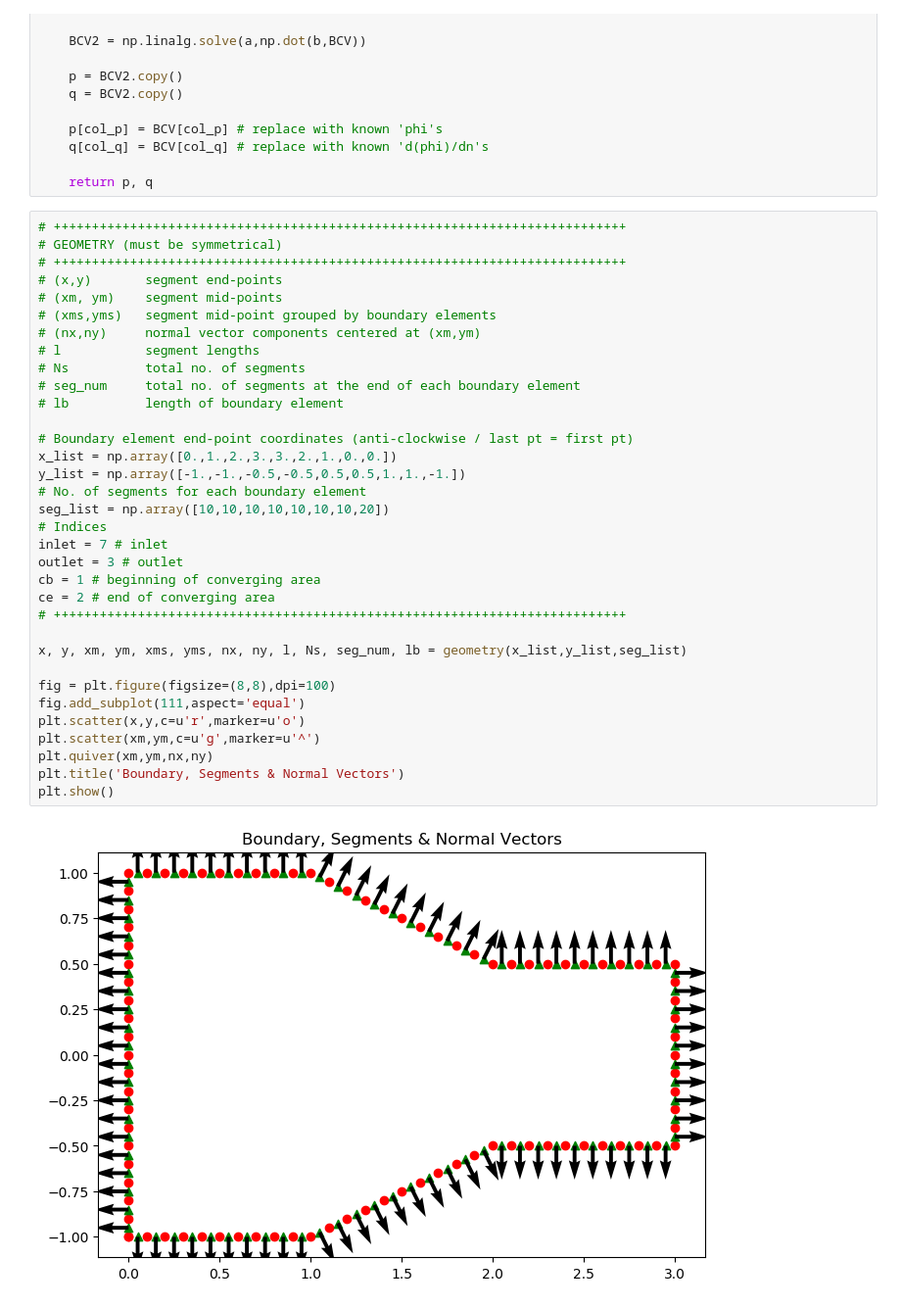
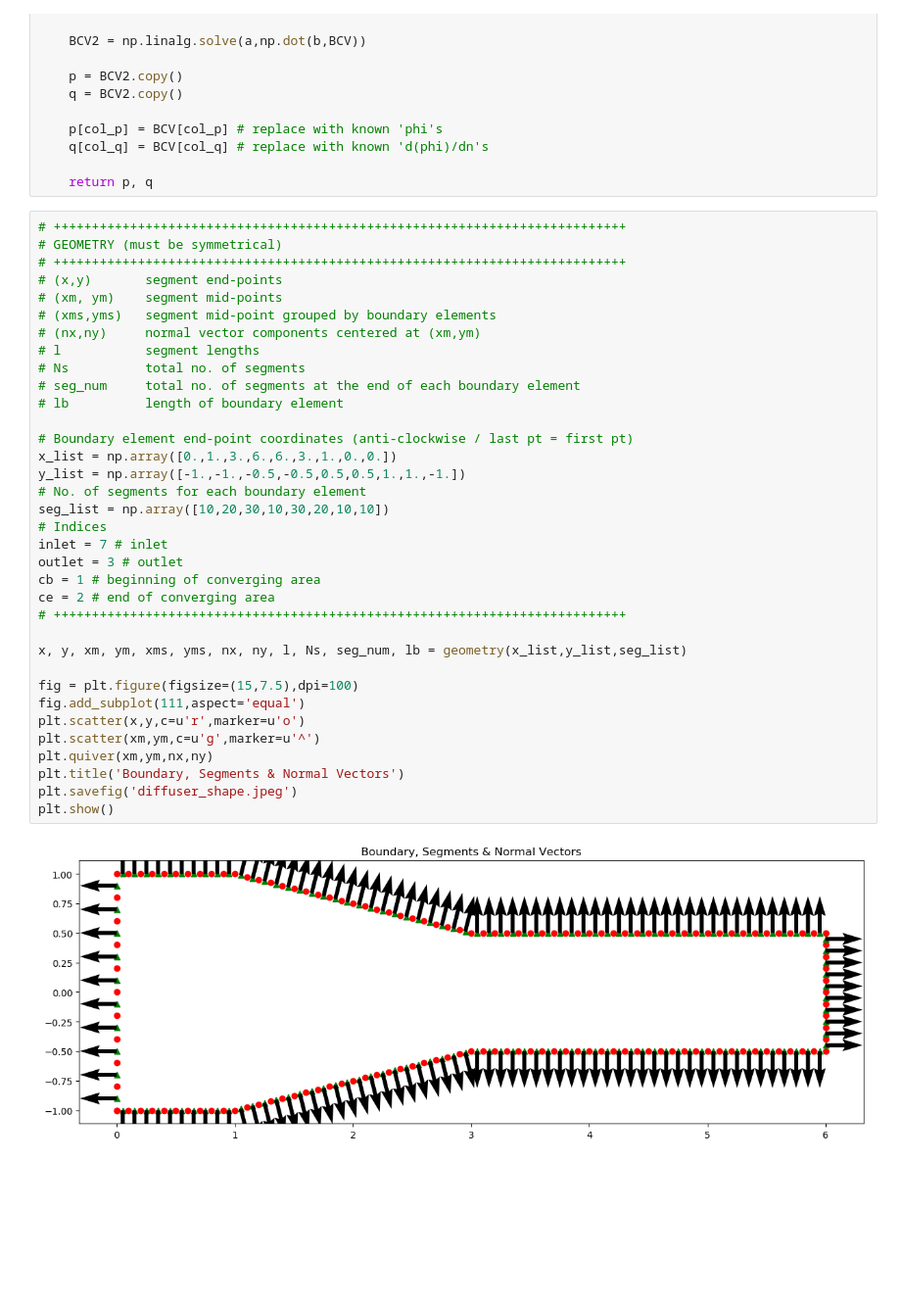
Before and after one commit to JHindy/PHY480_HW1, a Jupyter notebook: semester_project/CFD_in_python_FTC.ipynb, the cells around one changed output. Shown at 98% size. Drawn from its saved outputs; the diff is of its cells as text; blank space fills up the shorter version.

```diff
--- a/semester_project/CFD_in_python_FTC.ipynb
+++ b/semester_project/CFD_in_python_FTC.ipynb
@@ -125,37 +125,38 @@ def pqBC(F1,F2,BCT,BCV):
 # GEOMETRY (must be symmetrical)
 # +++++++++++++++++++++++++++++++++++++++++++++++++++++++++++++++++++++++++++
 # (x,y)       segment end-points
 # (xm, ym)    segment mid-points
 # (xms,yms)   segment mid-point grouped by boundary elements
 # (nx,ny)     normal vector components centered at (xm,ym)
 # l           segment lengths
 # Ns          total no. of segments
 # seg_num     total no. of segments at the end of each boundary element
 # lb          length of boundary element
 
 # Boundary element end-point coordinates (anti-clockwise / last pt = first pt)
-x_list = np.array([0.,1.,2.,3.,3.,2.,1.,0.,0.])
+x_list = np.array([0.,1.,3.,6.,6.,3.,1.,0.,0.])
 y_list = np.array([-1.,-1.,-0.5,-0.5,0.5,0.5,1.,1.,-1.])
 # No. of segments for each boundary element
-seg_list = np.array([10,10,10,10,10,10,10,20])
+seg_list = np.array([10,20,30,10,30,20,10,10])
 # Indices
 inlet = 7 # inlet
 outlet = 3 # outlet
 cb = 1 # beginning of converging area
 ce = 2 # end of converging area
 # +++++++++++++++++++++++++++++++++++++++++++++++++++++++++++++++++++++++++++
 
 x, y, xm, ym, xms, yms, nx, ny, l, Ns, seg_num, lb = geometry(x_list,y_list,seg_list)
 
-fig = plt.figure(figsize=(8,8),dpi=100)
+fig = plt.figure(figsize=(15,7.5),dpi=100)
 fig.add_subplot(111,aspect='equal')
 plt.scatter(x,y,c=u'r',marker=u'o')
 plt.scatter(xm,ym,c=u'g',marker=u'^')
 plt.quiver(xm,ym,nx,ny)
 plt.title('Boundary, Segments & Normal Vectors')
+plt.savefig('diffuser_shape.jpeg')
 plt.show()
 # %% [output]
-[figure, old version]
+[figure, new version]
 # %%
 # +++++++++++++++++++++++++++++++++++++++++++++++++++++++++++++++++++++++++++
 # BOUNDARY CONDITIONS
```
Also changed, not shown: parts of 3 cells of this notebook, 15 other files.
